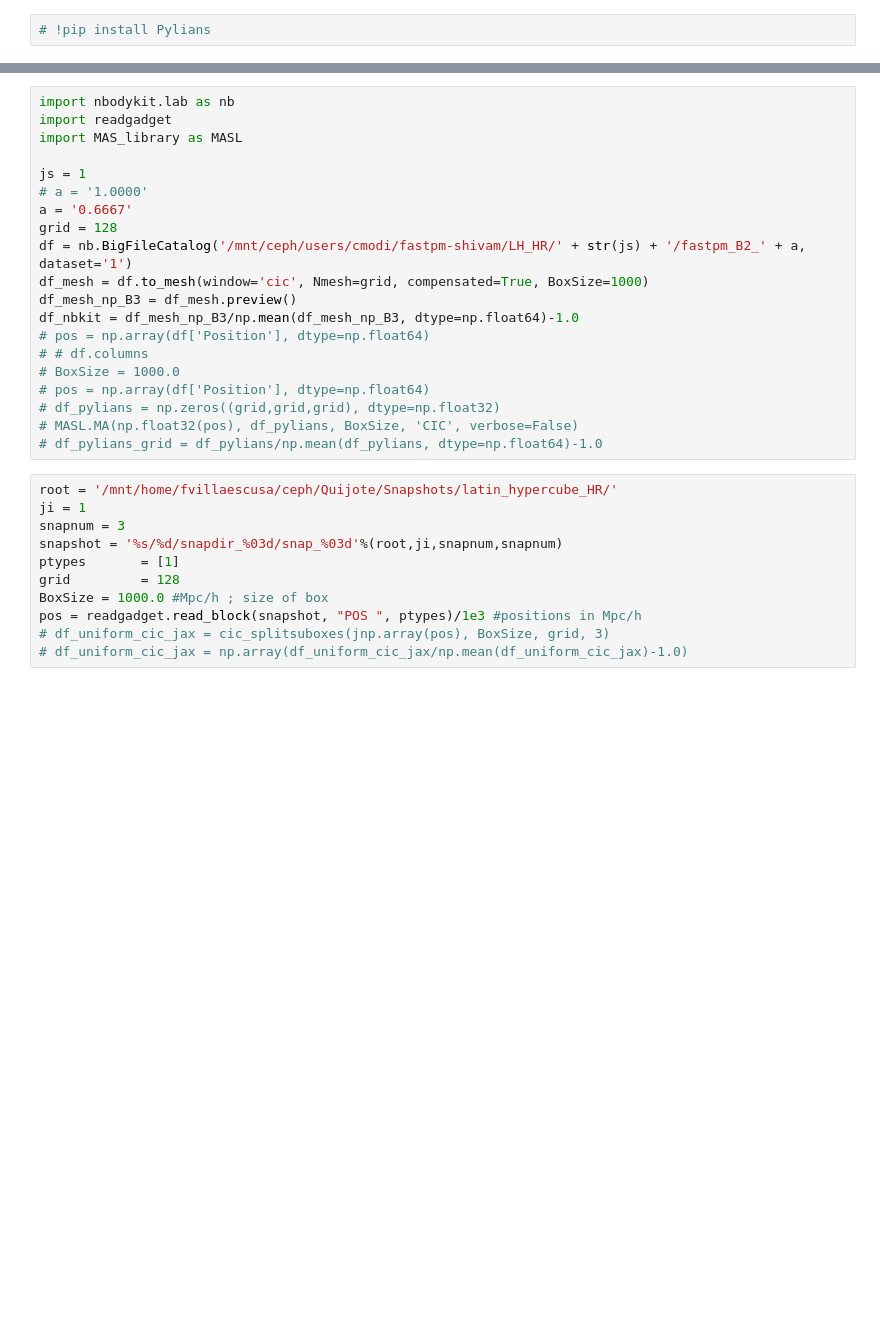
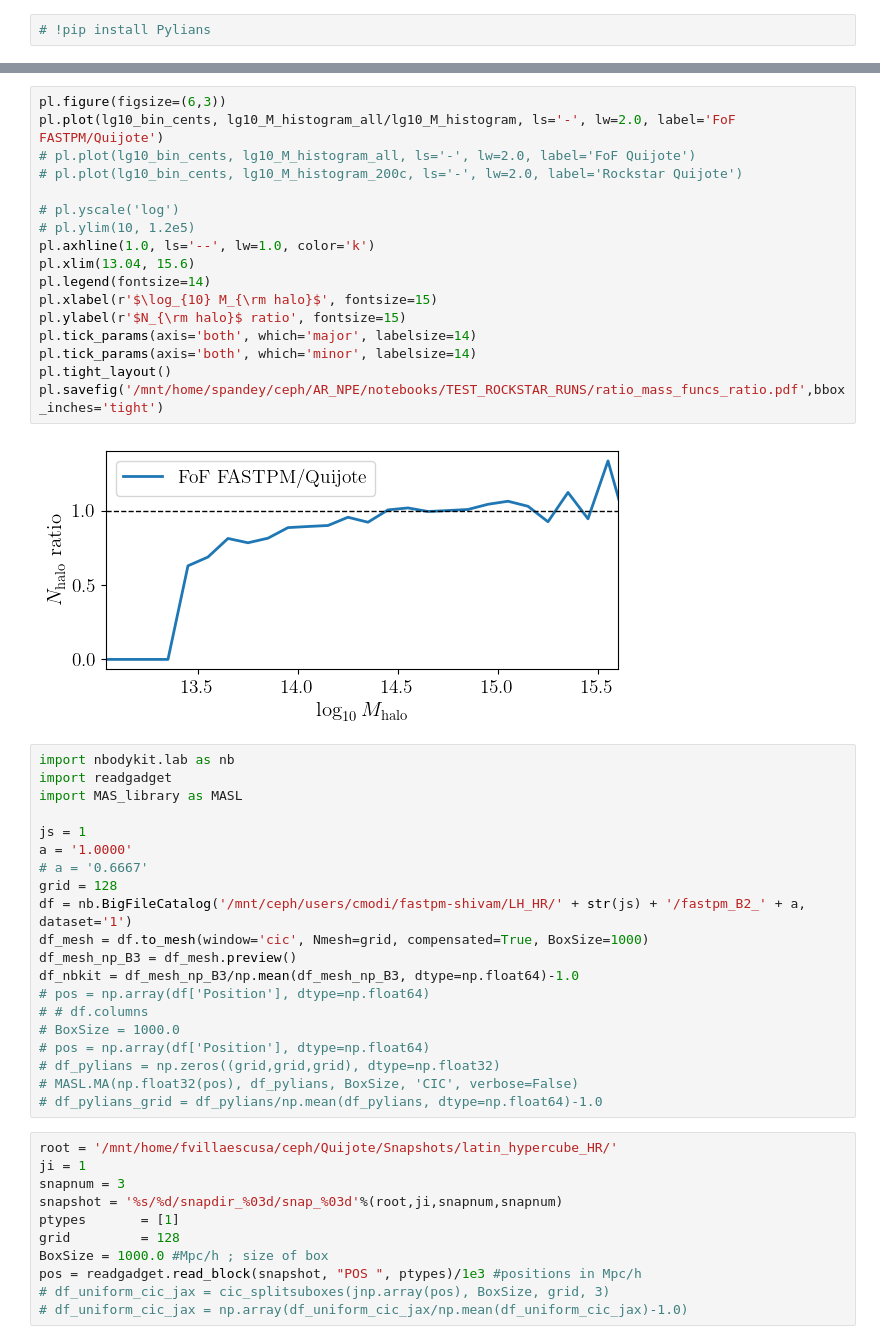
Before and after one commit to shivampcosmo/CHARM_old, a Jupyter notebook: nf/process_density_halo_NGP_FASTPM_varycosmo.ipynb, the cells around one changed output, grey strips where cells are left out. Cells and saved outputs as stored; diff of their text form; blank space fills up the shorter version.

```diff
--- a/nf/process_density_halo_NGP_FASTPM_varycosmo.ipynb
+++ b/nf/process_density_halo_NGP_FASTPM_varycosmo.ipynb
@@ -49,11 +137,30 @@ cpdef void NGP_mass(np.float32_t[:,:] pos, np.float32_t[:] logM, np.float32_t[:,
+# %%
+pl.figure(figsize=(6,3))
+pl.plot(lg10_bin_cents, lg10_M_histogram_all/lg10_M_histogram, ls='-', lw=2.0, label='FoF FASTPM/Quijote')
+# pl.plot(lg10_bin_cents, lg10_M_histogram_all, ls='-', lw=2.0, label='FoF Quijote')
+# pl.plot(lg10_bin_cents, lg10_M_histogram_200c, ls='-', lw=2.0, label='Rockstar Quijote')
+
+# pl.yscale('log')
+# pl.ylim(10, 1.2e5)
+pl.axhline(1.0, ls='--', lw=1.0, color='k')
+pl.xlim(13.04, 15.6)
+pl.legend(fontsize=14)
+pl.xlabel(r'$\log_{10} M_{\rm halo}$', fontsize=15)
+pl.ylabel(r'$N_{\rm halo}$ ratio', fontsize=15)
+pl.tick_params(axis='both', which='major', labelsize=14)
+pl.tick_params(axis='both', which='minor', labelsize=14)
+pl.tight_layout()
+pl.savefig('/mnt/home/spandey/ceph/AR_NPE/notebooks/TEST_ROCKSTAR_RUNS/ratio_mass_funcs_ratio.pdf',bbox_inches='tight')
+# %% [output]
+[figure, added]
 # %%
 import nbodykit.lab as nb
 import readgadget
 import MAS_library as MASL
 
 js = 1
-# a = '1.0000'
-a = '0.6667'
+a = '1.0000'
+# a = '0.6667'
 grid = 128
 df = nb.BigFileCatalog('/mnt/ceph/users/cmodi/fastpm-shivam/LH_HR/' + str(js) + '/fastpm_B2_' + a, dataset='1')
 df_mesh = df.to_mesh(window='cic', Nmesh=grid, compensated=True, BoxSize=1000)
```
Also changed, not shown: parts of 6 cells of this notebook, 12 other files.
